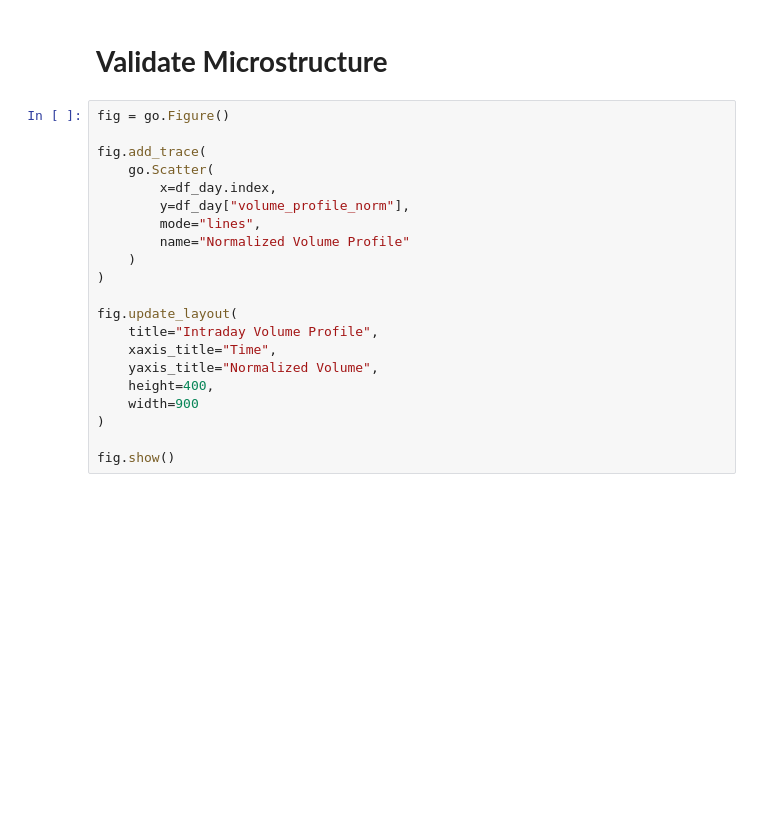
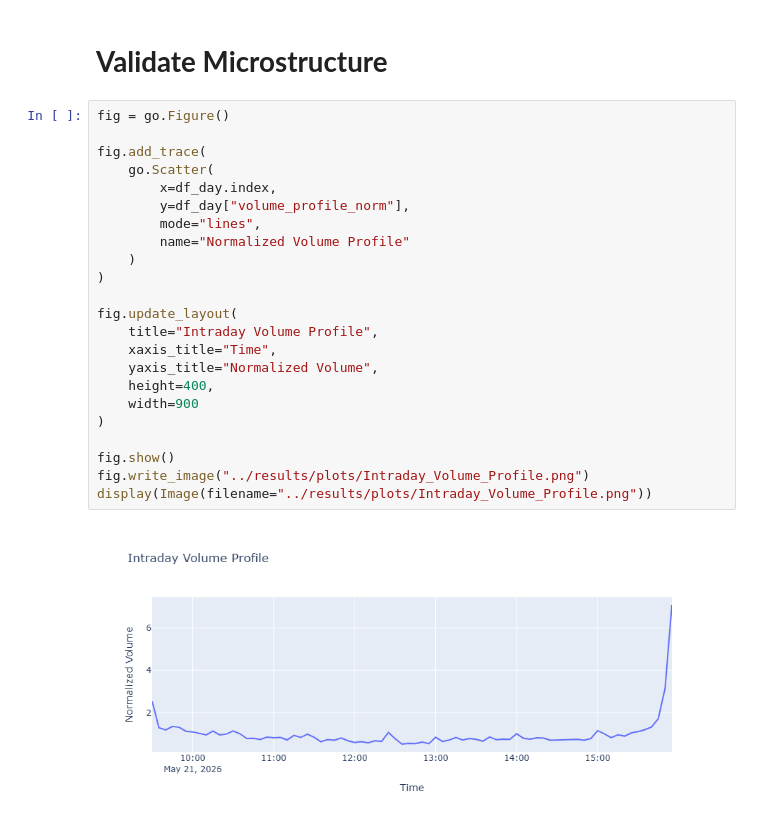
Before and after one commit to ADRIANVM117/data-science-portfolio, a Jupyter notebook: Optimal_execution_under_market_impact/notebooks/04_Reiforcment_Learning_execution.ipynb, the cells around one changed output. Saved outputs shown, nothing was run; the diff lists cells and outputs as text; blank space fills up the shorter version.

```diff
--- a/Optimal_execution_under_market_impact/notebooks/04_Reiforcment_Learning_execution.ipynb
+++ b/Optimal_execution_under_market_impact/notebooks/04_Reiforcment_Learning_execution.ipynb
@@ -1596,24 +1607,28 @@ fig.show()
 # %%
 fig = go.Figure()
 
 fig.add_trace(
     go.Scatter(
         x=df_day.index,
         y=df_day["volume_profile_norm"],
         mode="lines",
         name="Normalized Volume Profile"
     )
 )
 
 fig.update_layout(
     title="Intraday Volume Profile",
     xaxis_title="Time",
     yaxis_title="Normalized Volume",
     height=400,
     width=900
 )
 
 fig.show()
+fig.write_image("../results/plots/Intraday_Volume_Profile.png")
+display(Image(filename="../results/plots/Intraday_Volume_Profile.png"))
+# %% [output]
+[figure, added]
 # %%
 fig = go.Figure()
 
```
Also changed, not shown: parts of 4 cells of this notebook, 1 other file.
